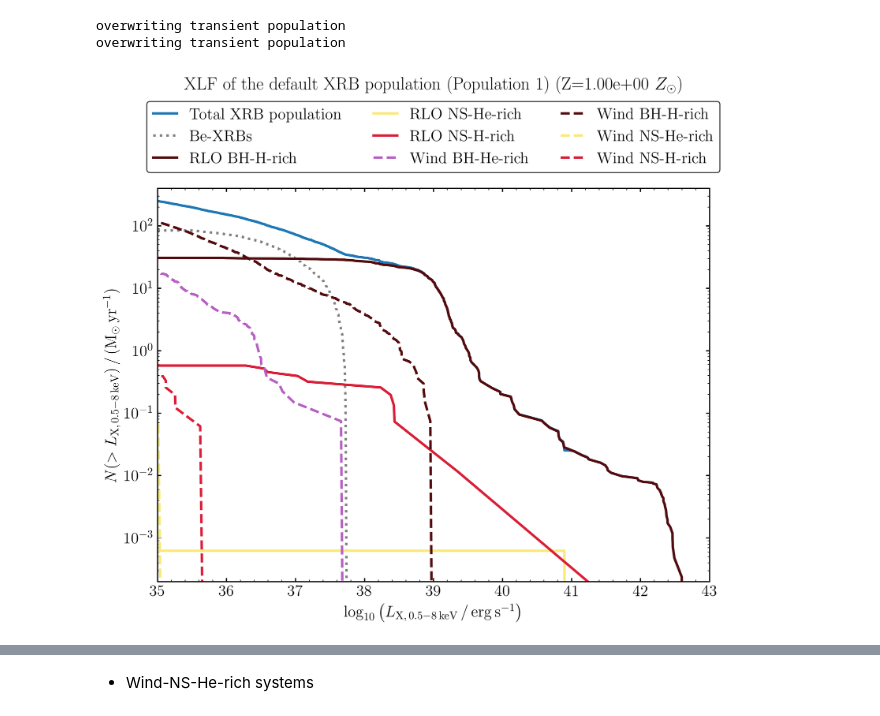
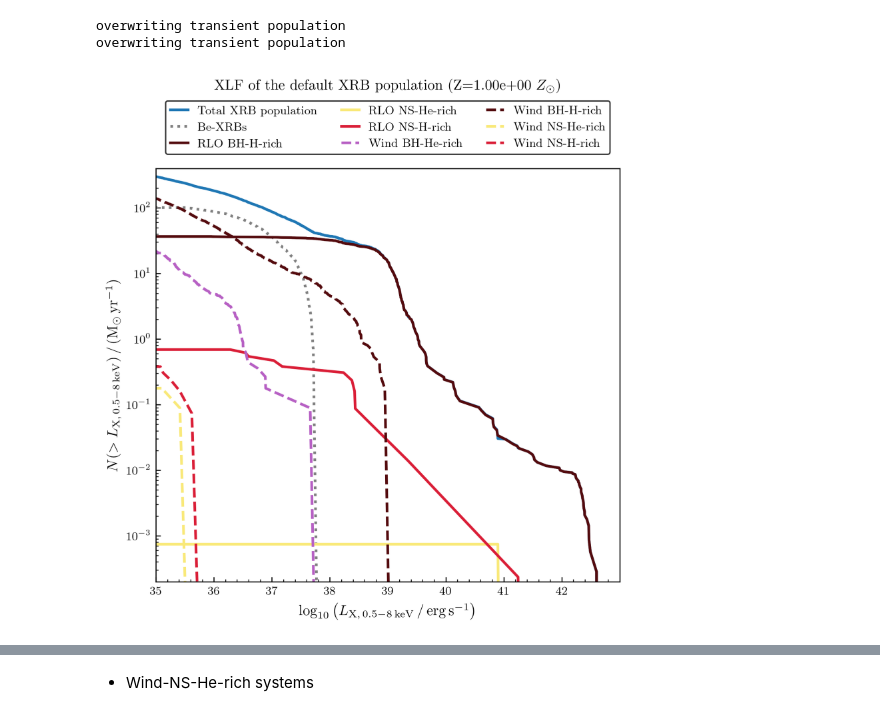
Before and after one commit to AArn80/Master_thesis, a Jupyter notebook: XLF_functions.ipynb, the cells around one changed output, grey strips where cells are left out. Saved outputs shown, nothing was run; the diff lists cells and outputs as text; code cells hidden in the pictures.

Commit message:
Add GRRMHD calculation and plots modification

```diff
--- a/XLF_functions.ipynb
+++ b/XLF_functions.ipynb
@@ -316,0 +1949,9 @@ Channels will be overwriten
+# %%
+from astropy.io import fits
+hdul = fits.open('/home/users/a/aguetar1/Posydon_Data/Lehmer+19/J_ApJS_243_3_table7.dat.fits')
+hdul.info()
+
+data = hdul[1].data
+print('Available columns in the FITS file:')
+for col in data.columns:
+    print(f" - {col.name}")
@@ -316,0 +1980,16 @@ Channels will be overwriten
+# %%
+# Voir les types de classification
+print("Available classifications :")
+print(np.unique(data['Loc']))
+
+# Compter les HMXBs
+hmxb = data[data['Loc'] == 1]  # ou autre valeur selon le résultat
+print(f"Number of sources : {len(hmxb)}")
+
+# Voir les luminosités
+print(f"\nFirst 10 logLFB values : \n{data['logLFB'][:10]}")
+
+mask = data['Loc'] == 1
+sources = data[mask]
+
+print(f"\nRange of logLFB : {sources['logLFB'].min():.1f} - {sources['logLFB'].max():.1f}")
@@ -2232,6 +2729,5 @@ def Plot_cumulative_XLF(transient_population, weights, SFR = 1.0, title=None, **
 # %%
-Trans_pop = selection.create_transient_population(XRB_selection_function, 'XRB_population')
-Trans_pop2 = selection2.create_transient_population(XRB_selection_function, 'XRB_population2')
+Trans_pop = selection.create_transient_population(lambda h, o, f: XRB_selection_function(h, o, f, used_grid='classical', Wind_Disk_BH_formation=False ), 'XRB_population')
 # %% [output]
 overwriting transient population
 overwriting transient population
@@ -2247,8 +2734,11 @@ stat_kwargs = {'primary_mass_min': 0.01,
 # %%
-Weights = Stat_XLF(Trans_pop, stat_kwargs=stat_kwargs)
-Weights2 = Stat_XLF(Trans_pop2, stat_kwargs=stat_kwargs)
+Weights = Stat_XLF(Trans_pop, SFR = 1.2, stat_kwargs=stat_kwargs)
 # %%
+fig, ax = Plot_cumulative_XLF(Trans_pop, Weights, title = 'XLF of the default XRB population', pad=60, linewidth=2.0)
 
-Plot_cumulative_XLF(Trans_pop, Weights, title = 'XLF of the default XRB population (Population 1)', linewidth=2.5)
+
+fig.savefig('Population_from_Misra_paper/Images/Default_pop-27-03-26.pdf')
+
+plt.show()
 # %% [output]
-[figure, old version]
+[figure, new version]
```
Also changed, not shown: parts of 77 cells of this notebook.
